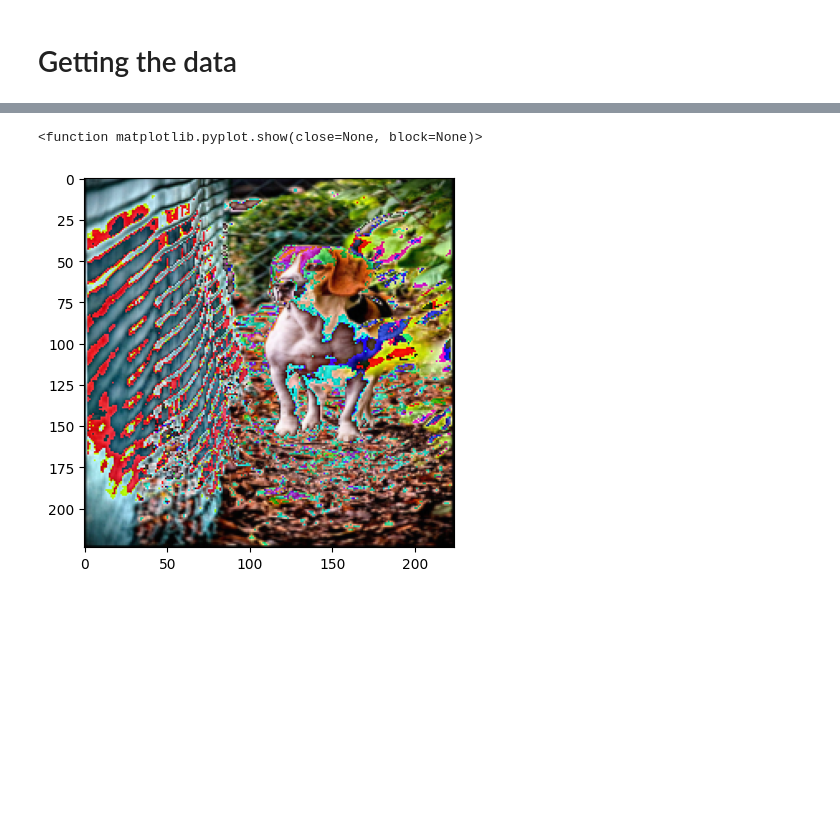
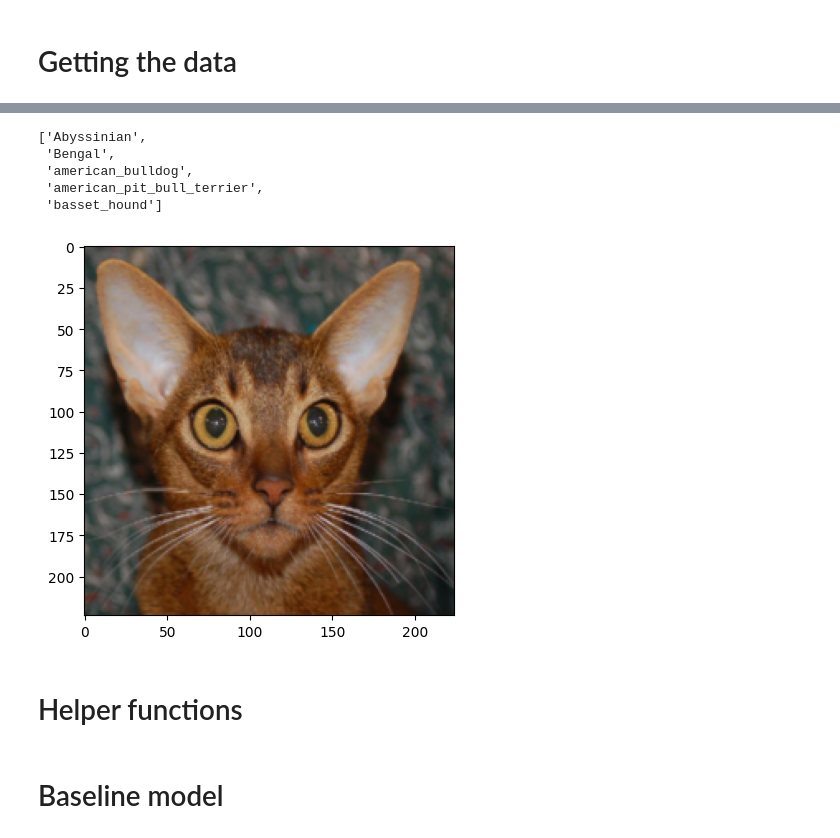
Before and after one commit to SayatAbdikul/animal_classification, a Jupyter notebook: animal_classification.ipynb, the cells around one changed output, grey strips where cells are left out. Saved outputs shown, nothing was run; the diff lists cells and outputs as text; code cells hidden in the pictures; blank space fills up the shorter version.

```diff
--- a/animal_classification.ipynb
+++ b/animal_classification.ipynb
@@ -14,8 +14,9 @@ from torch.utils.data import DataLoader, random_split
 from torchvision import datasets, transforms
 from torchvision.datasets import ImageFolder
 # %%
+image_size = 224
 transform = transforms.Compose([
-    transforms.Resize((224, 224)),
+    transforms.Resize((image_size, image_size)),
     transforms.ToTensor()
 ])
 folder_path = '/content/drive/My Drive/animal_images'
@@ -24,16 +25,25 @@ train_size = int(0.7 * len(dataset))
 val_size = int(0.15 * len(dataset))
 test_size = len(dataset) - train_size - val_size
 train_data, val_data, test_data = random_split(dataset, [train_size, val_size, test_size])
+# %%
+dataset.classes
+# %% [output]
+['Abyssinian',
+ 'Bengal',
+ 'american_bulldog',
+ 'american_pit_bull_terrier',
+ 'basset_hound']
 # %%
 train_dataloader = DataLoader(train_data, batch_size=32, shuffle=True)
 val_dataloader = DataLoader(val_data, batch_size=32, shuffle=False)
 test_dataloader = DataLoader(test_data, batch_size=32, shuffle=False)
 # %%
+import matplotlib.pyplot as plt
 image = next(iter(train_dataloader))[0][0]
 to_pil = transforms.ToPILImage()
-import matplotlib.pyplot as plt
 plt.imshow(to_pil(image))
-plt.show
+plt.show()
 # %% [output]
-<function matplotlib.pyplot.show(close=None, block=None)>
-[figure, old version]
+[figure, new version]
+# %% [markdown]
+# Helper functions
@@ -39,0 +96,2 @@ plt.show
+# %% [markdown]
+# Baseline model
```
Also changed, not shown: parts of 7 cells of this notebook.
